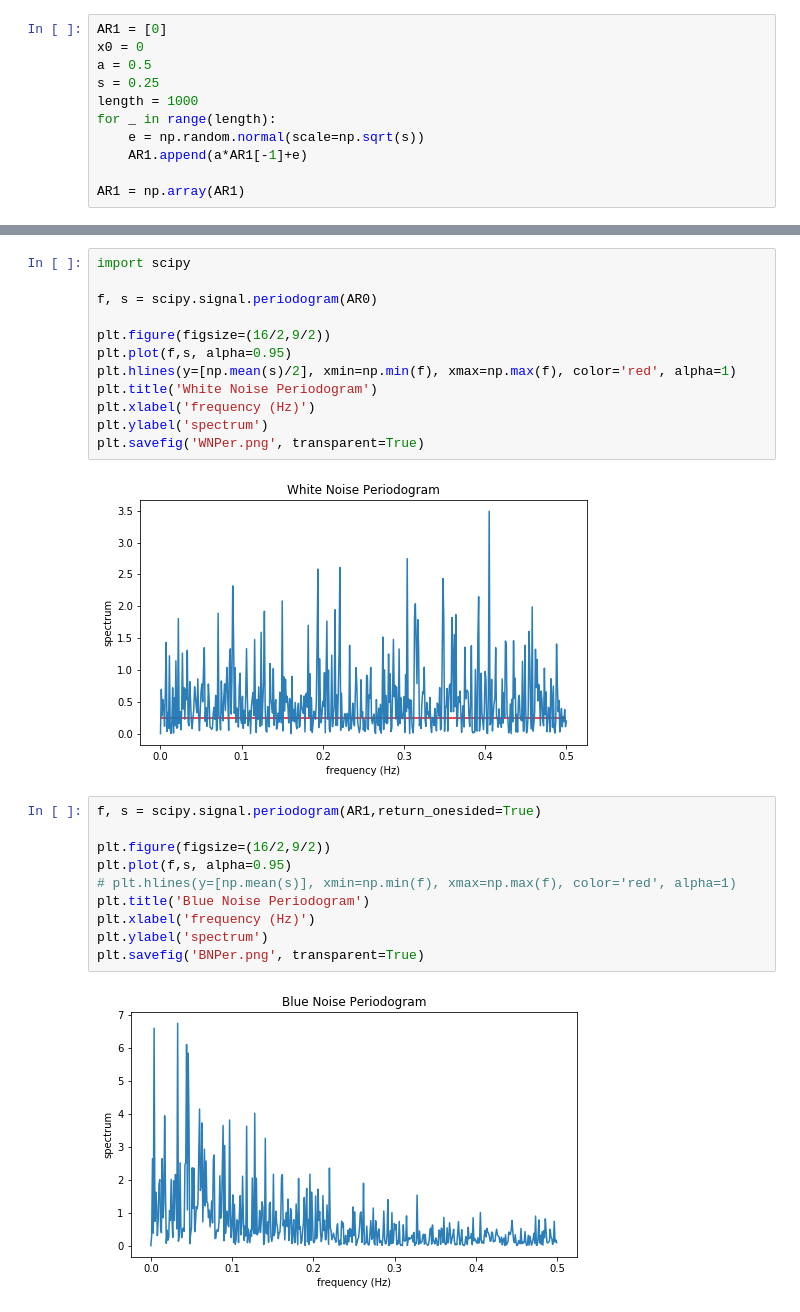
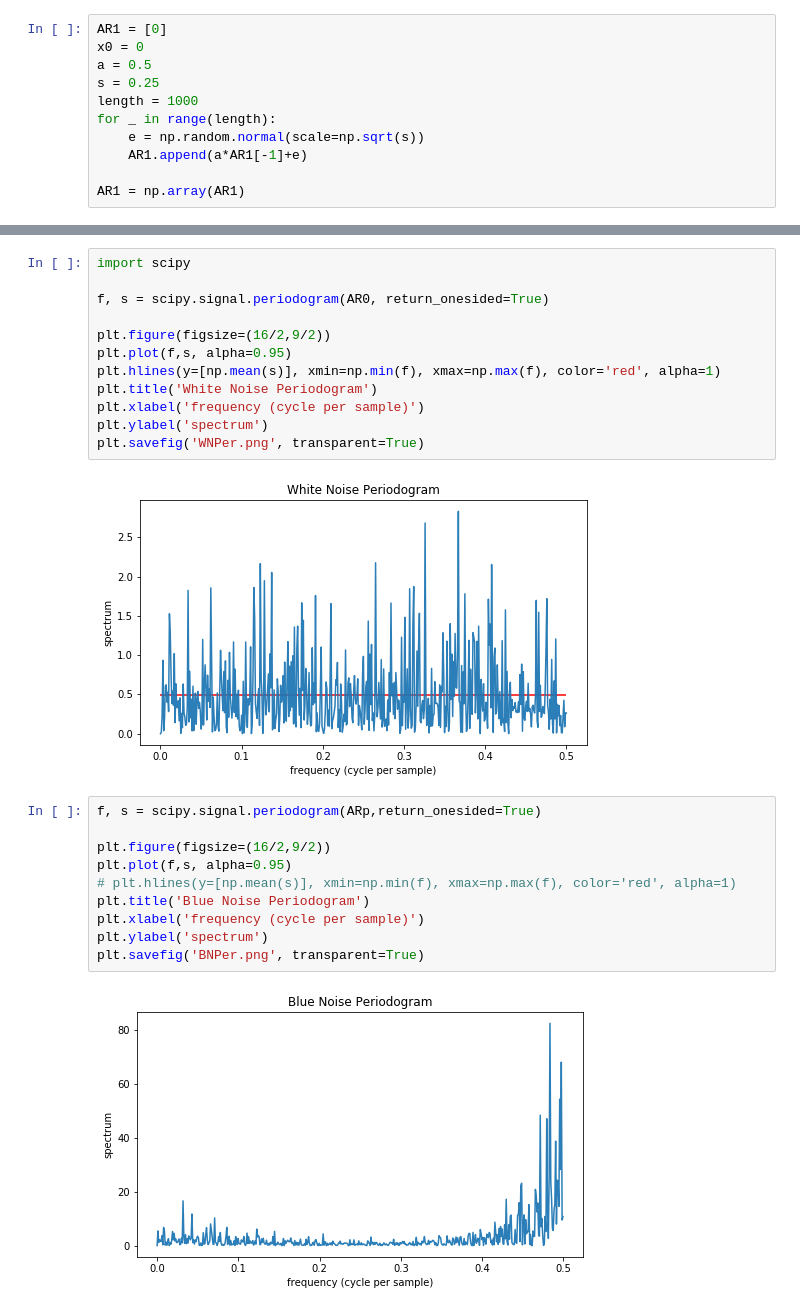
Before and after one commit to QuantLet/SFE_class_2017, a Jupyter notebook: SFMspectralAnalysis/Intro/Intro.ipynb, the cells around one changed output, grey strips where cells are left out. Cells and saved outputs as stored; diff of their text form.

```diff
--- a/SFMspectralAnalysis/Intro/Intro.ipynb
+++ b/SFMspectralAnalysis/Intro/Intro.ipynb
@@ -98,27 +98,27 @@ plt.savefig('PN_acfpacf.png', transparent=True)
 # %%
 import scipy
 
-f, s = scipy.signal.periodogram(AR0)
+f, s = scipy.signal.periodogram(AR0, return_onesided=True)
 
 plt.figure(figsize=(16/2,9/2))
 plt.plot(f,s, alpha=0.95)
-plt.hlines(y=[np.mean(s)/2], xmin=np.min(f), xmax=np.max(f), color='red', alpha=1)
+plt.hlines(y=[np.mean(s)], xmin=np.min(f), xmax=np.max(f), color='red', alpha=1)
 plt.title('White Noise Periodogram')
-plt.xlabel('frequency (Hz)')
+plt.xlabel('frequency (cycle per sample)')
 plt.ylabel('spectrum')
 plt.savefig('WNPer.png', transparent=True)
 # %% [output]
-[figure, old version]
+[figure, new version]
 # %%
-f, s = scipy.signal.periodogram(AR1,return_onesided=True)
+f, s = scipy.signal.periodogram(ARp,return_onesided=True)
 
 plt.figure(figsize=(16/2,9/2))
 plt.plot(f,s, alpha=0.95)
 # plt.hlines(y=[np.mean(s)], xmin=np.min(f), xmax=np.max(f), color='red', alpha=1)
 plt.title('Blue Noise Periodogram')
-plt.xlabel('frequency (Hz)')
+plt.xlabel('frequency (cycle per sample)')
 plt.ylabel('spectrum')
 plt.savefig('BNPer.png', transparent=True)
 # %% [output]
-[figure, old version]
+[figure, new version]
 # %%
```
Also changed, not shown: parts of 5 cells of this notebook, 9 other files.
